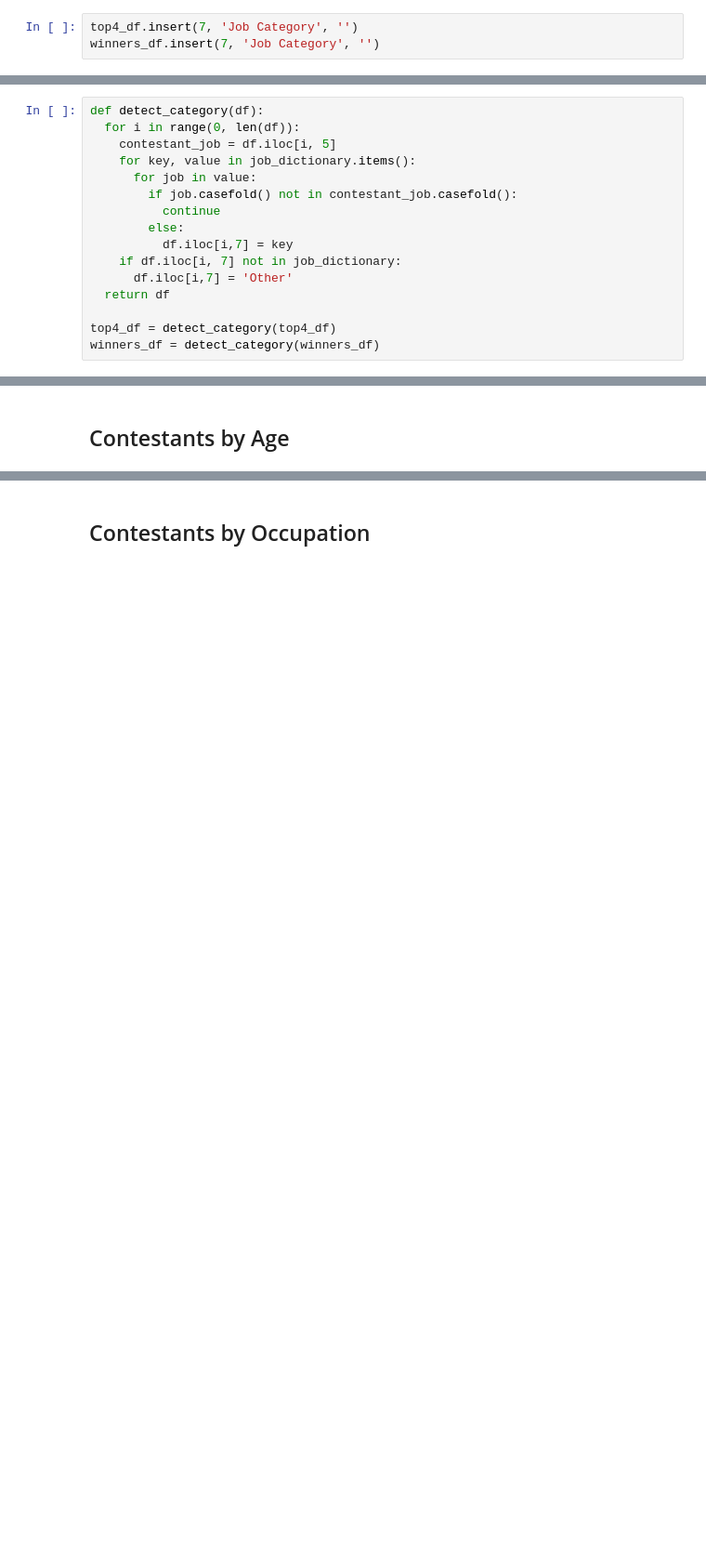
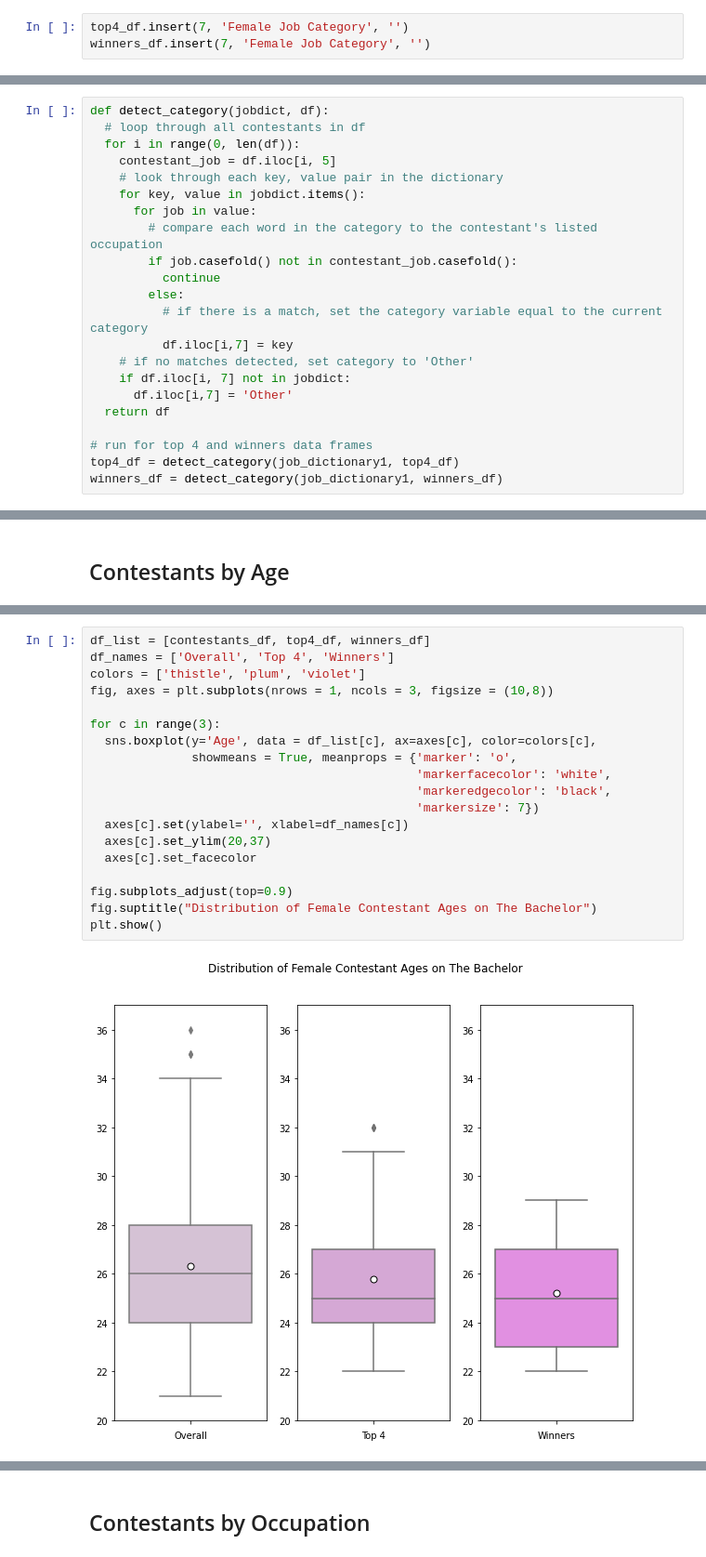
Before and after one commit to melissamelton/BachelorAnalysis, a Jupyter notebook: TheBachelorAnalysis_GSB521.ipynb, the cells around one changed output, grey strips where cells are left out. Shown: that part at 93% size. Drawn from its saved outputs; the diff is of its cells as text; blank space fills up the shorter version.

```diff
--- a/TheBachelorAnalysis_GSB521.ipynb
+++ b/TheBachelorAnalysis_GSB521.ipynb
@@ -128,6 +153,6 @@ job_dictionary = {'Marketing': marketing, 'Sales': sales, 'Teaching': teacher,
 # %% [markdown]
 Create a new column in the top4_df and winners_df data frames to input the job category of each contestant.
 # %%
-top4_df.insert(7, 'Job Category', '')
-winners_df.insert(7, 'Job Category', '')
+top4_df.insert(7, 'Female Job Category', '')
+winners_df.insert(7, 'Female Job Category', '')
 # %% [markdown]
@@ -135,16 +162,22 @@ This function will look at the occupation of each contestant in a data frame and
 # %%
-def detect_category(df):
+def detect_category(jobdict, df):
+  # loop through all contestants in df
   for i in range(0, len(df)):
     contestant_job = df.iloc[i, 5]
-    for key, value in job_dictionary.items():
+    # look through each key, value pair in the dictionary
+    for key, value in jobdict.items():
       for job in value:
+        # compare each word in the category to the contestant's listed occupation
         if job.casefold() not in contestant_job.casefold():
           continue
         else:
+          # if there is a match, set the category variable equal to the current category
           df.iloc[i,7] = key
-    if df.iloc[i, 7] not in job_dictionary:
+    # if no matches detected, set category to 'Other'
+    if df.iloc[i, 7] not in jobdict:
       df.iloc[i,7] = 'Other'
   return df
 
-top4_df = detect_category(top4_df)
-winners_df = detect_category(winners_df)
+# run for top 4 and winners data frames
+top4_df = detect_category(job_dictionary1, top4_df)
+winners_df = detect_category(job_dictionary1, winners_df)
@@ -248,0 +359,21 @@ top4_df2 = contestants_df2.groupby('Season').head(4)
+# %%
+df_list = [contestants_df, top4_df, winners_df]
+df_names = ['Overall', 'Top 4', 'Winners']
+colors = ['thistle', 'plum', 'violet']
+fig, axes = plt.subplots(nrows = 1, ncols = 3, figsize = (10,8))
+
+for c in range(3):
+  sns.boxplot(y='Age', data = df_list[c], ax=axes[c], color=colors[c],
+              showmeans = True, meanprops = {'marker': 'o',
+                                             'markerfacecolor': 'white',
+                                             'markeredgecolor': 'black',
+                                             'markersize': 7})
+  axes[c].set(ylabel='', xlabel=df_names[c])
+  axes[c].set_ylim(20,37)
+  axes[c].set_facecolor
+
+fig.subplots_adjust(top=0.9)
+fig.suptitle("Distribution of Female Contestant Ages on The Bachelor")
+plt.show()
+# %% [output]
+[figure, added]
```
Also changed, not shown: parts of 43 cells of this notebook.
